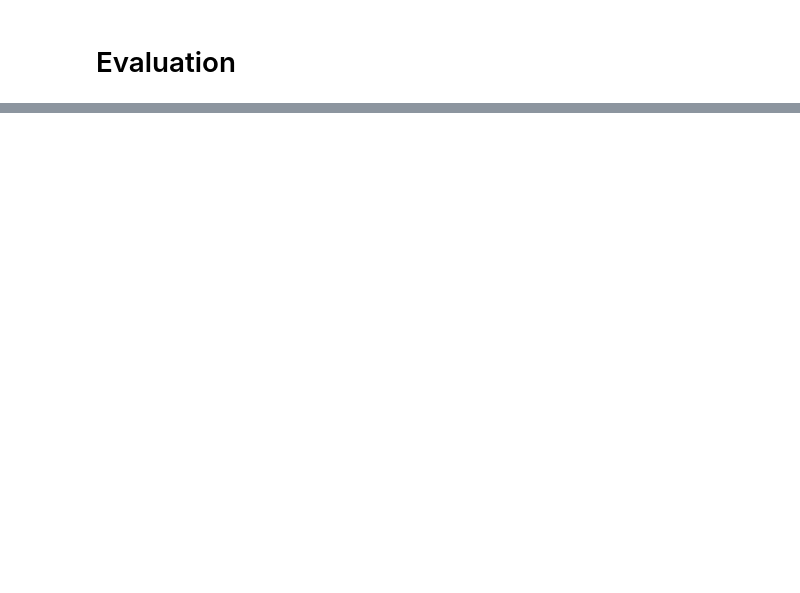
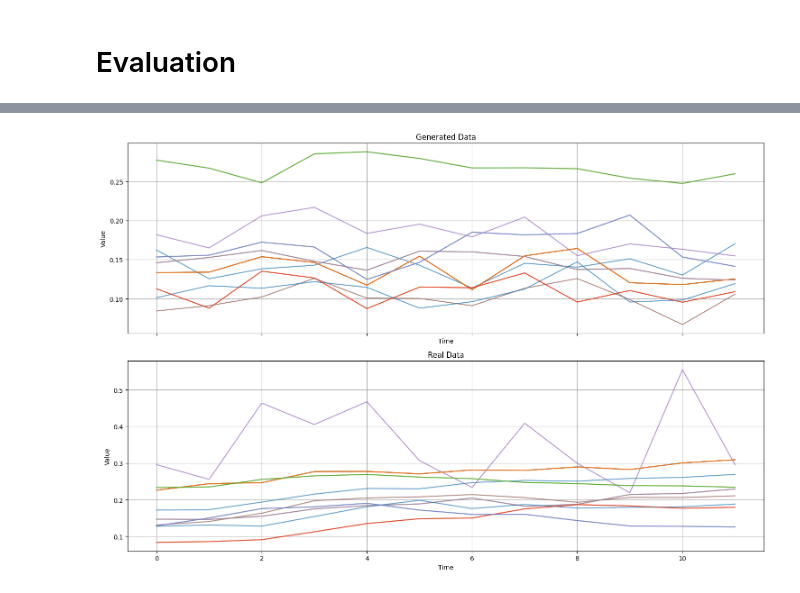
Before and after one commit to 4rn3/Thesis, a Jupyter notebook: src/transcoder_x_attn_experiments.ipynb, the cells around one changed output, grey strips where cells are left out. Cells and saved outputs as stored; diff of their text form; code cells hidden in the pictures; blank space fills up the shorter version.

```diff
--- a/src/transcoder_x_attn_experiments.ipynb
+++ b/src/transcoder_x_attn_experiments.ipynb
@@ -140,9 +153,11 @@ real_data_val, real_cond_data_val = next(iter(val_loader))
 # %%
 model = model = TransEncoder(features=train_seq.shape[1], latent_dim=latent_dim, num_heads=n_heads, num_layers=num_layers, cond_features=cond_train_seq.shape[1], cond_model=cond_model, device=device, seq_len=seq_len)
+model.apply(init_weights)
 
 ddpm = GaussianDiffusion1D(model, seq_length=seq_len, timesteps=timesteps, objective=objective, loss_type='l2', beta_schedule=beta_schedule)
 ddpm = ddpm.to(device)
 
-optim = torch.optim.Adam(ddpm.parameters(), lr=lr, betas=betas)
+optim = torch.optim.AdamW(ddpm.parameters(), lr=lr, betas=betas, weight_decay=1e-4)
+scheduler = CosineAnnealingLR(optim, T_max=epochs, eta_min=1e-7)
 
 writer = SummaryWriter(os.path.join(logging_dir, "tensorboard/"))
@@ -149,6 +175,7 @@ writer = SummaryWriter(os.path.join(logging_dir, "tensorboard/"))
 # %% [markdown]
 # Train
 # %%
+
 def train_one_epoch(epoch_index, tb_writer):
     running_loss = 0.
     last_loss = 0.
@@ -163,6 +190,10 @@ def train_one_epoch(epoch_index, tb_writer):
 
         loss = ddpm(data, cond_data)
         loss.backward()
+        # with torch.autograd.set_detect_anomaly(True):
+        #     loss.backward()
+
+        torch.nn.utils.clip_grad_norm_(ddpm.parameters(), max_norm=1.0)
 
         optim.step()
         running_loss += loss.item()
@@ -176,9 +210,13 @@ def train_one_epoch(epoch_index, tb_writer):
 # %%
+start_time = time.time()
+
 epoch_number = 0
 best_val_loss = 1_000_000.
 save_dir =  os.path.join(logging_dir, "weights/")
 
 for epoch in tqdm(range(1, epochs+1)):
+# print(f"Resuming training from epoch {start_epoch + 1}")
+# for epoch in tqdm(range(start_epoch + 1, epochs + 1)):
     print('epoch {}:'.format(epoch_number + 1))
 
     model.train(True)
@@ -225,7 +263,11 @@ for epoch in tqdm(range(1, epochs+1)):
             'diffusion_state_dict': ddpm.state_dict(),
             'diffusion_optim_state_dict': optim.state_dict()},
             os.path.join(save_dir, model_name))
+    scheduler.step()
+    epoch_number += 1
 
-    epoch_number += 1
+end_time = time.time()
+elapsed_time = end_time - start_time
+formatted_time = str(timedelta(seconds=int(elapsed_time)))
 # %% [output]
 epoch 1:
@@ -268,3 +293,8 @@ KeyboardInterrupt:
+# %%
+out_path = os.path.join(logging_dir, "time/", "compute_time.txt")
+os.makedirs(os.path.dirname(out_path), exist_ok=True)
+with open(out_path, "w") as f:
+    f.write(f"Time to train {epochs} epcohs with batch size {batch_size} and sequece {seq_len}: {formatted_time}")
 # %%
 model_name = f"best_model.pth"
 torch.save({
@@ -303,24 +347,26 @@ plot_kde_samples(samples, real_data_test, fpath=os.path.join(logging_dir, "kde/"
 # %%
 batch_idx = np.random.randint(0, 256)
 customer_indices = np.random.randint(0, 15, size=15)
 fig, axs = plt.subplots(2, 1, figsize=(15, 10), sharex=True)
 
 with torch.no_grad():
-    sample = ddpm.sample(1, real_cond_data_test.to(device))
+    sample = ddpm.sample(batch_size, real_cond_data_test.to(device))
     sample = sample.cpu().numpy()
 
 for i in customer_indices:
     axs[0].plot(sample[0, i], alpha=0.7, label=f'Customer {i}')
     axs[1].plot(real_data_test[0, i], alpha=0.7, label=f'Customer {i}')
 
 axs[0].set_title("Generated Data")
 axs[1].set_title("Real Data")
 
 for ax in axs:
     ax.set_xlabel('Time')
     ax.set_ylabel('Value')
     ax.grid(True)
 
 plt.tight_layout()
-plt.savefig(os.path.join(logging_dir, "ts_sample/", "samples.png"))
+plt.savefig(os.path.join(logging_dir, "viz/", "samples.png"))
 plt.show()
+# %% [output]
+[figure, added]
```
Also changed, not shown: parts of 13 cells of this notebook, 5 other files.
